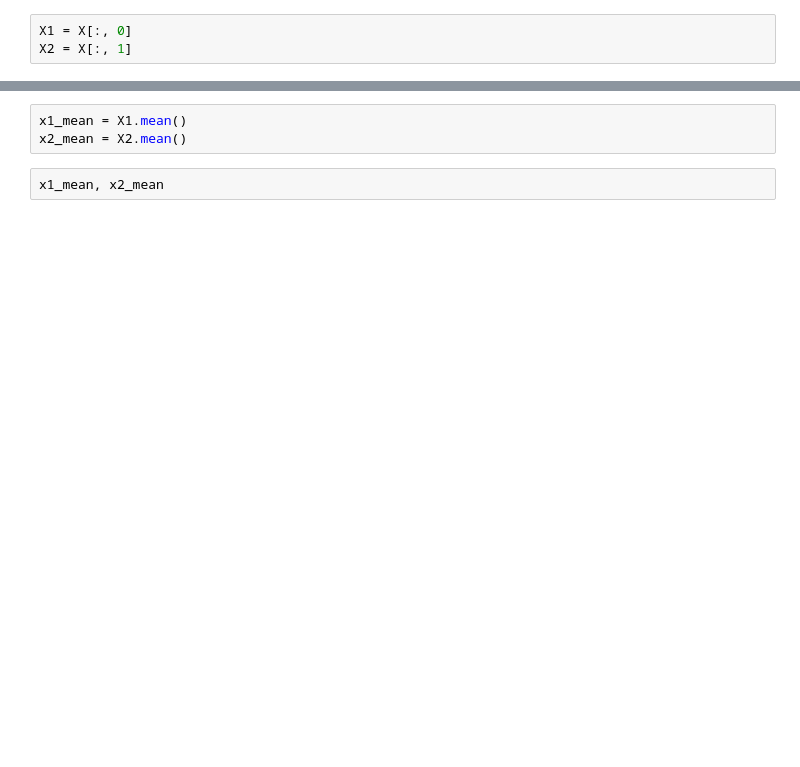
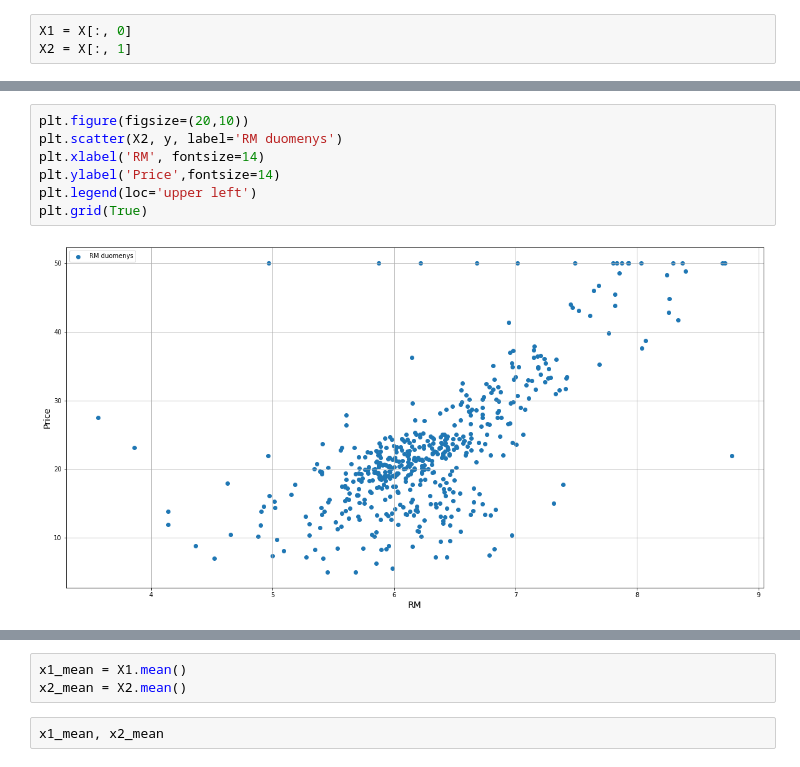
Before and after one commit to tavo-robotas/DI_101, a Jupyter notebook: __V_Mathematical_Optimization/__II_Multivariate_optimization.ipynb, the cells around one changed output, grey strips where cells are left out. Cells and saved outputs as stored; diff of their text form; blank space fills up the shorter version.

```diff
--- a/__V_Mathematical_Optimization/__II_Multivariate_optimization.ipynb
+++ b/__V_Mathematical_Optimization/__II_Multivariate_optimization.ipynb
@@ -494,0 +454,9 @@ X2 = X[:, 1]
+# %%
+plt.figure(figsize=(20,10))
+plt.scatter(X2, y, label='RM duomenys')
+plt.xlabel('RM', fontsize=14)
+plt.ylabel('Price',fontsize=14)
+plt.legend(loc='upper left')
+plt.grid(True)
+# %% [output]
+[figure, added]
```
Also changed, not shown: parts of 82 cells of this notebook, 3 other files.
